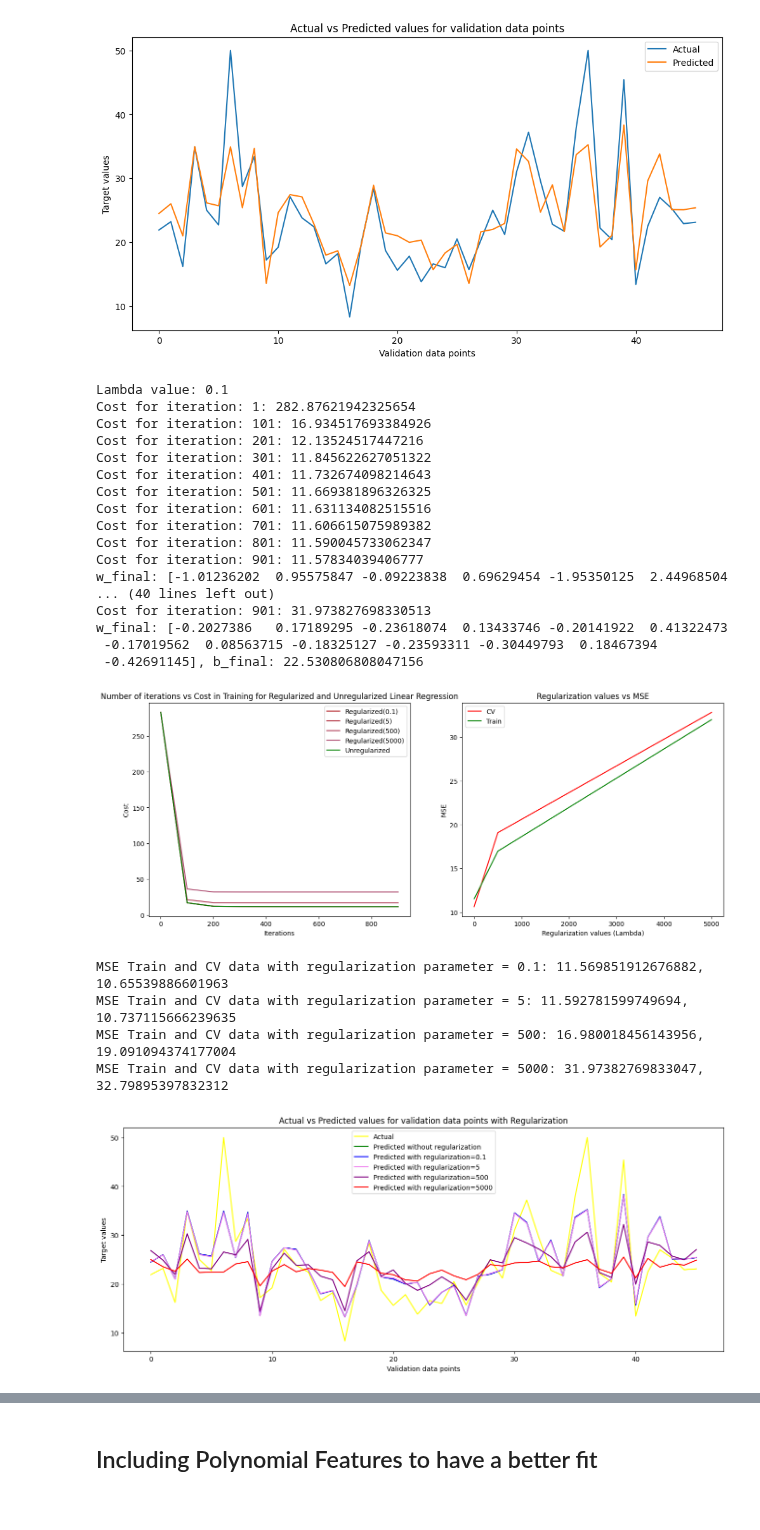
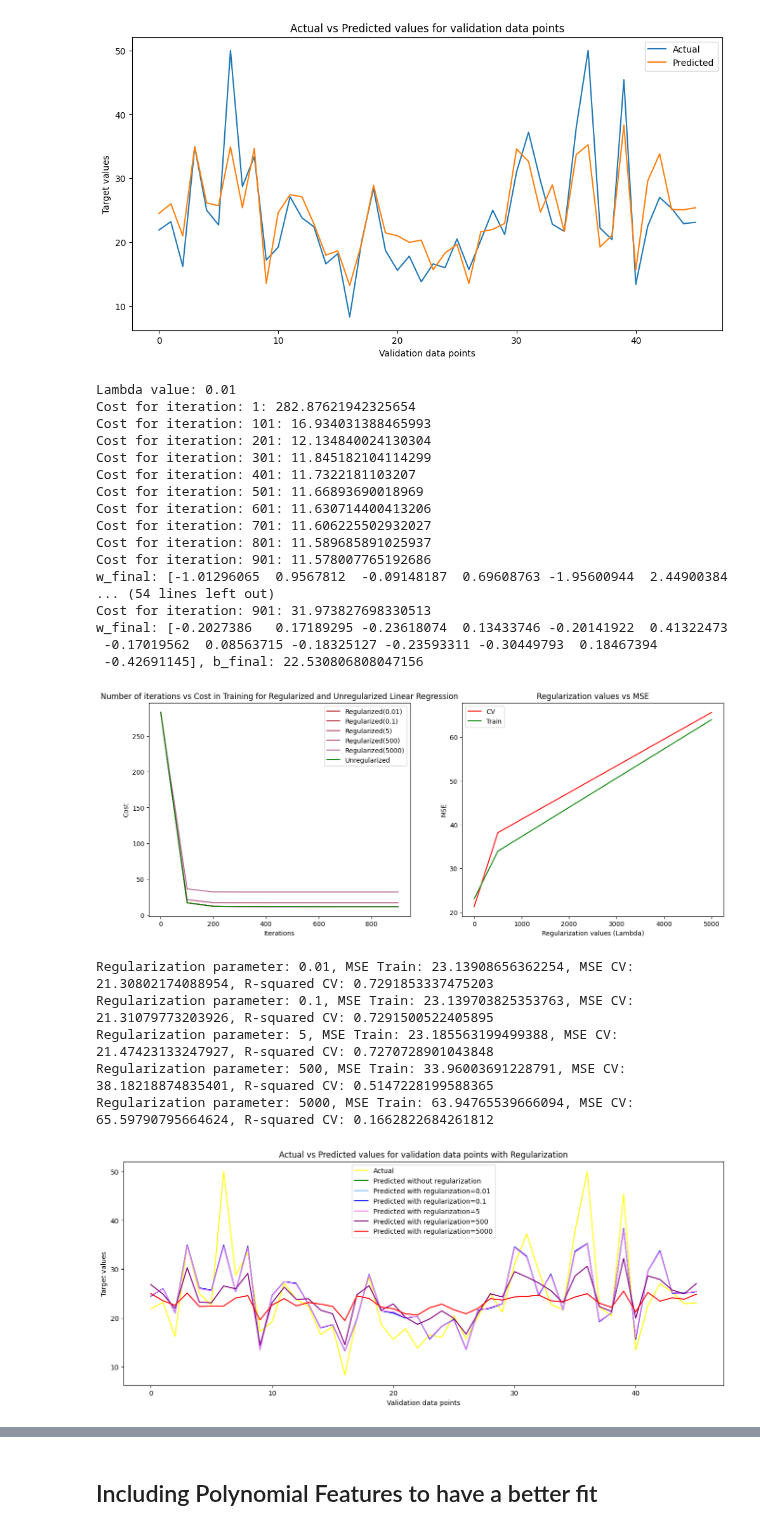
Before and after one commit to ROHIT779/ml-projects, a Jupyter notebook: regression-boston-housing/boston_housing.ipynb, the cells around one changed output, grey strips where cells are left out. Cells and saved outputs as stored; diff of their text form; code cells hidden in the pictures.

```diff
--- a/regression-boston-housing/boston_housing.ipynb
+++ b/regression-boston-housing/boston_housing.ipynb
@@ -501,34 +505,36 @@ def verify_regression_with_regularization(X, y, lambda_ = 0):
   iterations = 1000
   return verify_linear_regression_impl(X, y, alpha_, lambda_, iterations)
 
-lambdas_ = [0.1, 5, 500, 5000]
+lambdas_ = [0.01, 0.1, 5, 500, 5000]
 lambdas_results = []
 mse_cv_lambdas = []
 mse_train_lambdas = []
 y_pred_cv_lambdas = []
+r2_cv_lambdas = []
 for i in range(len(lambdas_)):
   print(f"Lambda value: {lambdas_[i]}")
   cost_history1, cost_iters1, w_final1, b_final1 = verify_regression_with_regularization(np.array(X_train_scaled), np.array(y_train), lambda_ = lambdas_[i])
   lambdas_results.append((cost_history1, cost_iters1, w_final1, b_final1))
   y_pred_lambda = np.dot(X_cv_scaled, w_final1) + b_final1
   y_pred_cv_lambdas.append(y_pred_lambda)
-  mse_cv_lambdas.append(mean_squared_error(y_cv, y_pred_lambda)/2)
+  r2_cv_lambdas.append(r2_score(y_cv, y_pred_lambda))
+  mse_cv_lambdas.append(mean_squared_error(y_cv, y_pred_lambda))
   y_pred_train_lambda = np.dot(X_train_scaled, w_final1) + b_final1
-  mse_train_lambdas.append(mean_squared_error(y_train, y_pred_train_lambda)/2)
+  mse_train_lambdas.append(mean_squared_error(y_train, y_pred_train_lambda))
 # %% [output]
-Lambda value: 0.1
+Lambda value: 0.01
 Cost for iteration: 1: 282.87621942325654
-Cost for iteration: 101: 16.934517693384926
-Cost for iteration: 201: 12.13524517447216
-Cost for iteration: 301: 11.845622627051322
-Cost for iteration: 401: 11.732674098214643
-Cost for iteration: 501: 11.669381896326325
-Cost for iteration: 601: 11.631134082515516
-Cost for iteration: 701: 11.606615075989382
-Cost for iteration: 801: 11.590045733062347
-Cost for iteration: 901: 11.57834039406777
-w_final: [-1.01236202  0.95575847 -0.09223838  0.69629454 -1.95350125  2.44968504
-... (40 lines left out)
+Cost for iteration: 101: 16.934031388465993
+Cost for iteration: 201: 12.134840024130304
+Cost for iteration: 301: 11.845182104114299
+Cost for iteration: 401: 11.7322181103207
+Cost for iteration: 501: 11.66893690018969
+Cost for iteration: 601: 11.630714400413206
+Cost for iteration: 701: 11.606225502932027
+Cost for iteration: 801: 11.589685891025937
+Cost for iteration: 901: 11.578007765192686
+w_final: [-1.01296065  0.9567812  -0.09148187  0.69608763 -1.95600944  2.44900384
+... (54 lines left out)
 Cost for iteration: 901: 31.973827698330513
 w_final: [-0.2027386   0.17189295 -0.23618074  0.13433746 -0.20141922  0.41322473
  -0.17019562  0.08563715 -0.18325127 -0.23593311 -0.30449793  0.18467394
@@ -559,26 +565,27 @@ ax[1].set_ylabel('MSE')
 ax[1].legend()
 plt.show()
 # %% [output]
-[figure, old version]
+[figure, new version]
 # %%
 for i in range(len(lambdas_)):
-  print(f'MSE Train and CV data with regularization parameter = {lambdas_[i]}: {mse_train_lambdas[i]}, {mse_cv_lambdas[i]}')
+  print(f'Regularization parameter: {lambdas_[i]}, MSE Train: {mse_train_lambdas[i]}, MSE CV: {mse_cv_lambdas[i]}, R-squared CV: {r2_cv_lambdas[i]}')
 # %% [output]
-MSE Train and CV data with regularization parameter = 0.1: 11.569851912676882, 10.65539886601963
-MSE Train and CV data with regularization parameter = 5: 11.592781599749694, 10.737115666239635
-MSE Train and CV data with regularization parameter = 500: 16.980018456143956, 19.091094374177004
-MSE Train and CV data with regularization parameter = 5000: 31.97382769833047, 32.79895397832312
+Regularization parameter: 0.01, MSE Train: 23.13908656362254, MSE CV: 21.30802174088954, R-squared CV: 0.7291853337475203
+Regularization parameter: 0.1, MSE Train: 23.139703825353763, MSE CV: 21.31079773203926, R-squared CV: 0.7291500522405895
+Regularization parameter: 5, MSE Train: 23.185563199499388, MSE CV: 21.47423133247927, R-squared CV: 0.7270728901043848
+Regularization parameter: 500, MSE Train: 33.96003691228791, MSE CV: 38.18218874835401, R-squared CV: 0.5147228199588365
+Regularization parameter: 5000, MSE Train: 63.94765539666094, MSE CV: 65.59790795664624, R-squared CV: 0.1662822684261812
 # %%
-colors = ['blue', 'violet', 'purple', 'red']
+colors = ['xkcd:sky blue', 'blue', 'violet', 'purple', 'red']
 plt.figure(figsize = (16, 6))
 plt.plot(range(len(y_cv)), y_cv, c = 'yellow', label = 'Actual')
 plt.plot(range(len(y_cv)), y_hat, c = 'green', label = 'Predicted without regularization')
 for i in range(len(lambdas_)):
   plt.plot(range(len(y_cv)), y_pred_cv_lambdas[i], c = colors[i], label = f'Predicted with regularization={lambdas_[i]}')
 plt.xlabel('Validation data points')
 plt.ylabel('Target values')
 plt.title('Actual vs Predicted values for validation data points with Regularization')
 plt.legend()
 plt.show()
 # %% [output]
-[figure, old version]
+[figure, new version]
```
Also changed, not shown: parts of 30 cells of this notebook.
